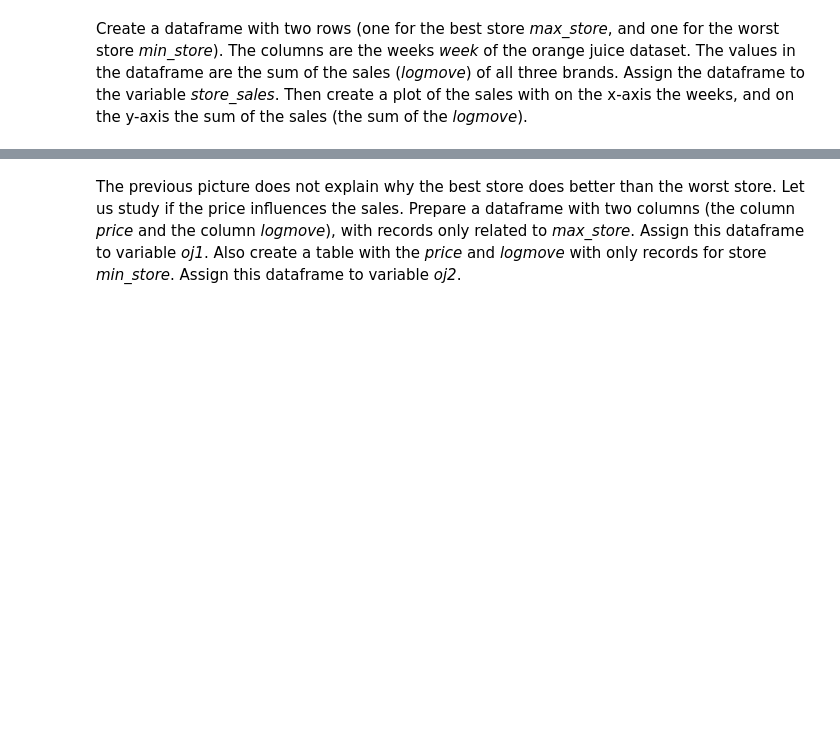
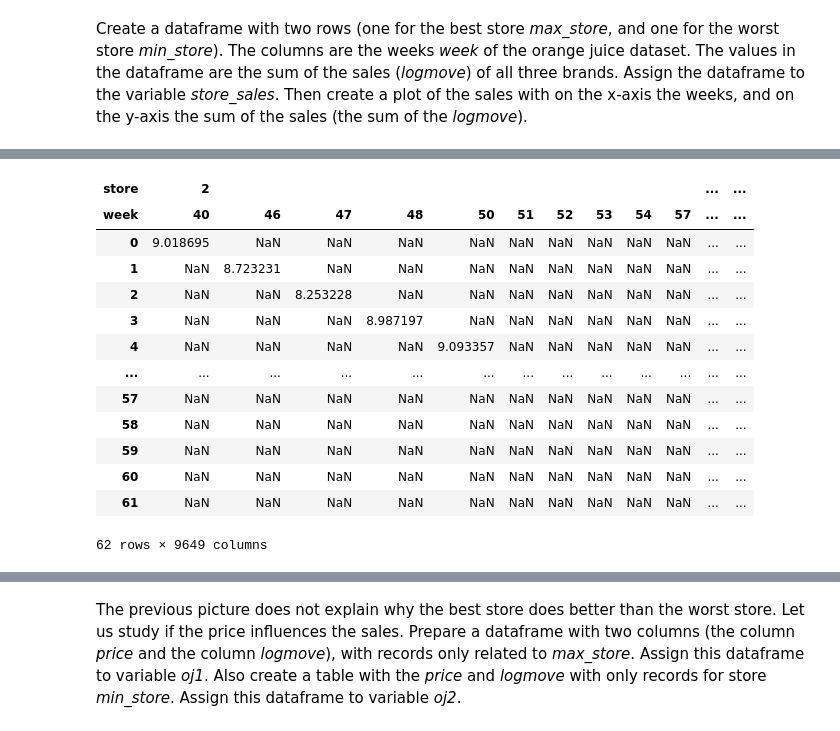
Before and after one commit to bang-a-coder/dr_assignments, a Jupyter notebook: assignment02/assignment02_nff200.ipynb, the cells around one changed output, grey strips where cells are left out. Cells and saved outputs as stored; diff of their text form; code cells hidden in the pictures; blank space fills up the shorter version.

```diff
--- a/assignment02/assignment02_nff200.ipynb
+++ b/assignment02/assignment02_nff200.ipynb
@@ -201,3 +201,20 @@ store_sales.transpose().plot.line()
+# %%
+store_sales[]
+# %% [output]
+| store | 2 |  |  |  |  |  |  |  |  |  | ... | ... |
+| week | 40 | 46 | 47 | 48 | 50 | 51 | 52 | 53 | 54 | 57 | ... | ... |
+| 0 | 9.018695 | NaN | NaN | NaN | NaN | NaN | NaN | NaN | NaN | NaN | ... | ... |
+| 1 | NaN | 8.723231 | NaN | NaN | NaN | NaN | NaN | NaN | NaN | NaN | ... | ... |
+| 2 | NaN | NaN | 8.253228 | NaN | NaN | NaN | NaN | NaN | NaN | NaN | ... | ... |
+| 3 | NaN | NaN | NaN | 8.987197 | NaN | NaN | NaN | NaN | NaN | NaN | ... | ... |
+| 4 | NaN | NaN | NaN | NaN | 9.093357 | NaN | NaN | NaN | NaN | NaN | ... | ... |
+| ... | ... | ... | ... | ... | ... | ... | ... | ... | ... | ... | ... | ... |
+| 57 | NaN | NaN | NaN | NaN | NaN | NaN | NaN | NaN | NaN | NaN | ... | ... |
+| 58 | NaN | NaN | NaN | NaN | NaN | NaN | NaN | NaN | NaN | NaN | ... | ... |
+| 59 | NaN | NaN | NaN | NaN | NaN | NaN | NaN | NaN | NaN | NaN | ... | ... |
+| 60 | NaN | NaN | NaN | NaN | NaN | NaN | NaN | NaN | NaN | NaN | ... | ... |
+| 61 | NaN | NaN | NaN | NaN | NaN | NaN | NaN | NaN | NaN | NaN | ... | ... |
+62 rows × 9649 columns
 # %%
 display(store_sales)
 # %% [output]
```
Also changed, not shown: parts of 8 cells of this notebook.
